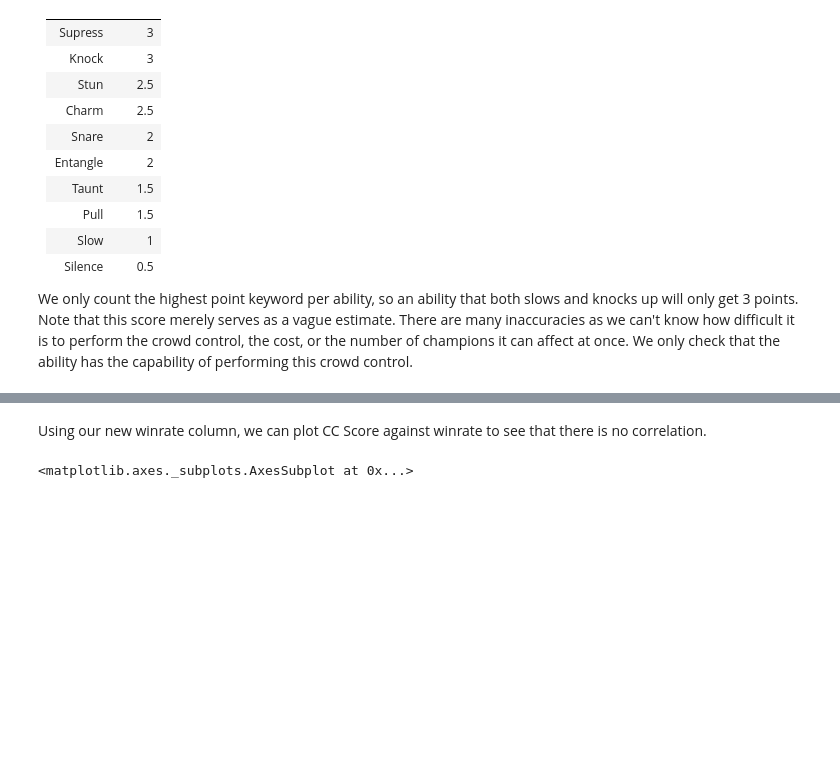
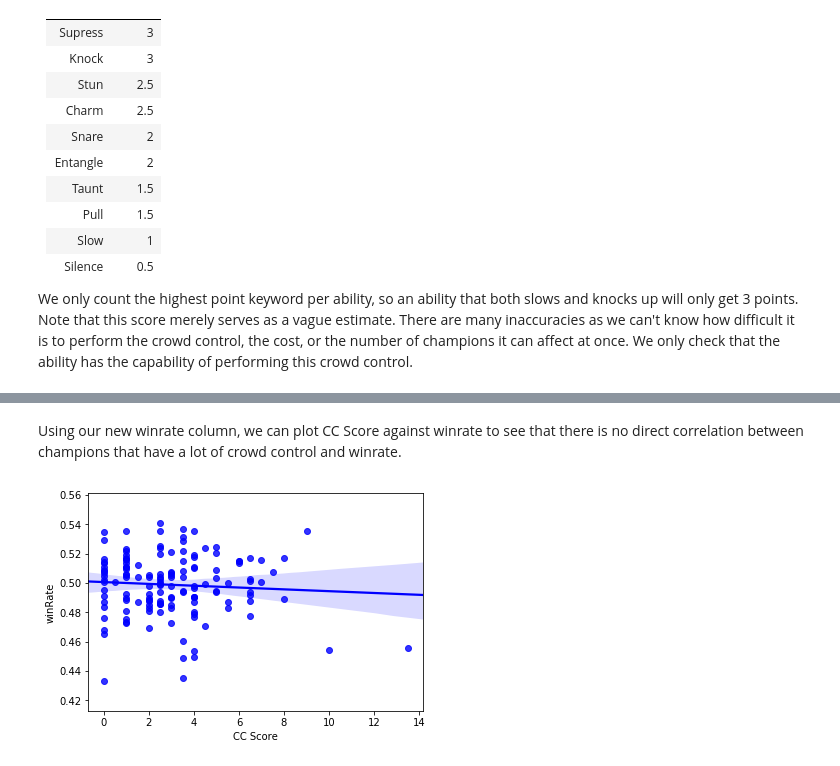
Before and after one commit to mgoulding97/loldata, a Jupyter notebook: FinalTutorial.ipynb, the cells around one changed output, grey strips where cells are left out. Drawn from its saved outputs; the diff is of its cells as text; code cells hidden in the pictures; blank space fills up the shorter version.

```diff
--- a/FinalTutorial.ipynb
+++ b/FinalTutorial.ipynb
@@ -134,9 +117,6 @@ Now we will start looking at some match data. We can get this by performing a GE
 # %%
-r = requests.get('http://api.champion.gg/v2/champions?elo=BRONZE&champData=winRate&limit=2000&api_key=aa2c48dbf711614fb6f00dc2827b119a')
+r = requests.get('http://api.champion.gg/v2/champions?elo=GOLD&champData=winRate&limit=2000&api_key=aa2c48dbf711614fb6f00dc2827b119a')
 x = r.json()
-winrates = pd.DataFrame(x).sort_values(by=['championId'])
-winrates=winrates.drop(columns=['banRate','elo','gamesPlayed','patch'])
-winrates = winrates.groupby(['championId'])['winRate'].max().to_frame()
-ChampionsData = ChampionsData.join(winrates, on='key')
-ChampionsData.head()
+rates = pd.DataFrame(x).sort_values(by=['championId'])
+rates.head()
 # %% [output]
@@ -143,0 +134,4 @@ ValueError: columns overlap but no suffix specified: Index(['winRate'], dtype='o
+# %%
+winrates = rates.groupby(['championId'])['winRate'].mean().to_frame()
+playrates = rates.groupby(['championId'])['playRate'].sum().to_frame()
+banrates = rates.groupby(['championId'])['banRate'].max().to_frame()
@@ -143,0 +140,10 @@ ValueError: columns overlap but no suffix specified: Index(['winRate'], dtype='o
+# %%
+ChampionsData['key'] = ChampionsData['key'].astype(int)
+ChampionsData = ChampionsData.set_index('key')
+
+ChampionsData = ChampionsData.merge(banrates, left_index=True, right_index=True, how='left')
+ChampionsData = ChampionsData.merge(winrates, left_index=True, right_index=True, how='left')
+ChampionsData = ChampionsData.merge(playrates, left_index=True, right_index=True, how='left')
+
+ChampionsData = ChampionsData.drop(columns=['lore','passive','stats','Q','W','E','R','info'])
+ChampionsData.head()
@@ -144,7 +158,7 @@ ValueError: columns overlap but no suffix specified: Index(['winRate'], dtype='o
 # %% [markdown]
-Using our new winrate column, we can plot CC Score against winrate to see that there is no correlation.
+Using our new winrate column, we can plot CC Score against winrate to see that there is no direct correlation between champions that have a lot of crowd control and winrate.
 # %%
 import seaborn as sns
-sns.regplot(x='CC Score', y='winRate', data=ChampionsData, color ='blue')
+ax = sns.regplot(x='CC Score', y='winRate', data=ChampionsData, color ='blue')
 # %% [output]
-<matplotlib.axes._subplots.AxesSubplot at 0x...>
+[figure, added]
```
Also changed, not shown: parts of 32 cells of this notebook.
